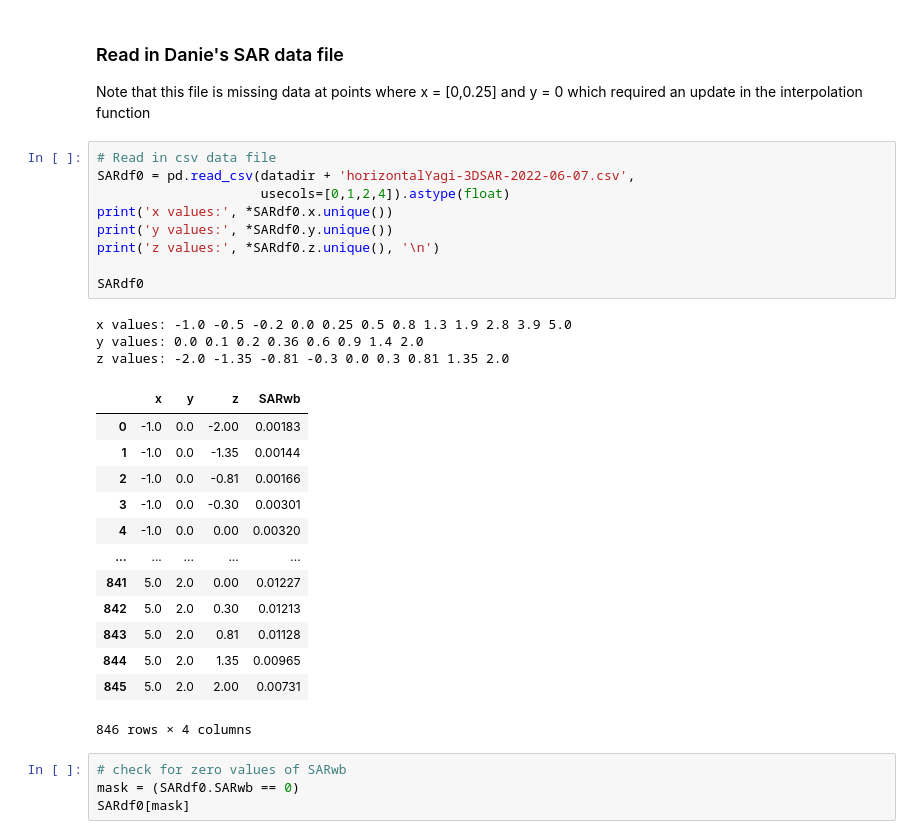
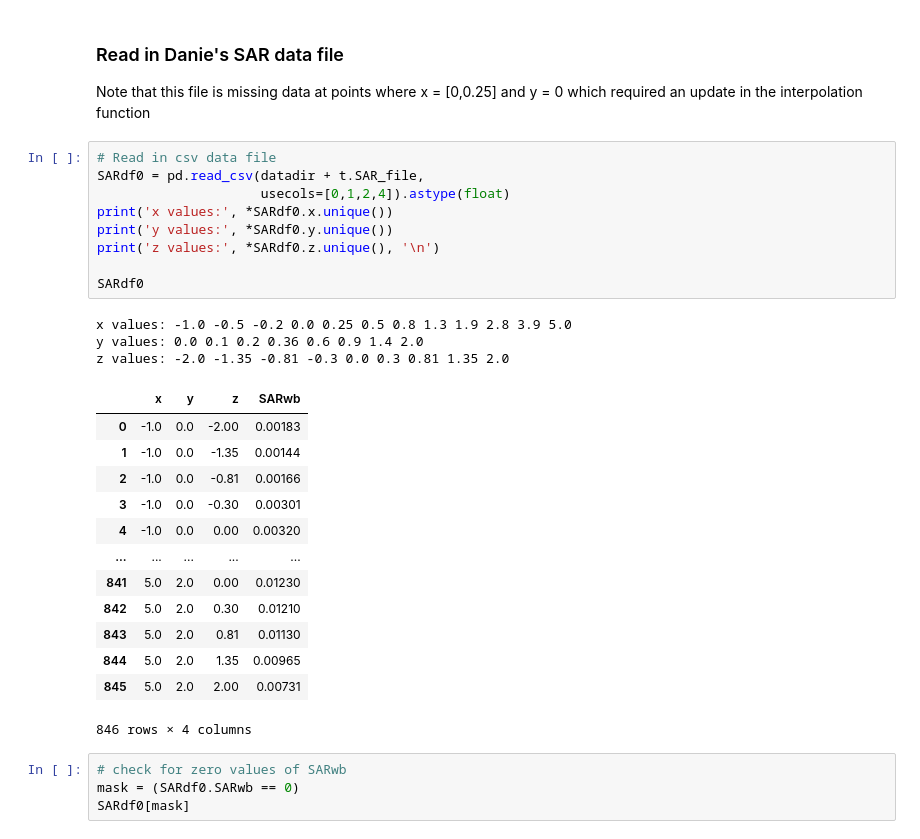
Before and after one commit to dreme/spatial-averaging-wg, a Jupyter notebook: notebooks/make_HDF5_HYagi_v2.ipynb, the cells around one changed output. Saved outputs shown, nothing was run; the diff lists cells and outputs as text.

```diff
--- a/notebooks/make_HDF5_HYagi_v2.ipynb
+++ b/notebooks/make_HDF5_HYagi_v2.ipynb
@@ -291,27 +291,27 @@ This version only **interpolates** the SAR values
 Note that this file is missing data at points where x = [0,0.25] and y = 0 which required an update in the interpolation function
 # %%
 # Read in csv data file
-SARdf0 = pd.read_csv(datadir + 'horizontalYagi-3DSAR-2022-06-07.csv',
+SARdf0 = pd.read_csv(datadir + t.SAR_file,
                      usecols=[0,1,2,4]).astype(float)
 print('x values:', *SARdf0.x.unique())
 print('y values:', *SARdf0.y.unique())
 print('z values:', *SARdf0.z.unique(), '\n')
 
 SARdf0
 # %% [output]
 x values: -1.0 -0.5 -0.2 0.0 0.25 0.5 0.8 1.3 1.9 2.8 3.9 5.0
 y values: 0.0 0.1 0.2 0.36 0.6 0.9 1.4 2.0
 z values: -2.0 -1.35 -0.81 -0.3 0.0 0.3 0.81 1.35 2.0
 |  | x | y | z | SARwb |
 | 0 | -1.0 | 0.0 | -2.00 | 0.00183 |
 | 1 | -1.0 | 0.0 | -1.35 | 0.00144 |
 | 2 | -1.0 | 0.0 | -0.81 | 0.00166 |
 | 3 | -1.0 | 0.0 | -0.30 | 0.00301 |
 | 4 | -1.0 | 0.0 | 0.00 | 0.00320 |
 | ... | ... | ... | ... | ... |
-| 841 | 5.0 | 2.0 | 0.00 | 0.01227 |
-| 842 | 5.0 | 2.0 | 0.30 | 0.01213 |
-| 843 | 5.0 | 2.0 | 0.81 | 0.01128 |
+| 841 | 5.0 | 2.0 | 0.00 | 0.01230 |
+| 842 | 5.0 | 2.0 | 0.30 | 0.01210 |
+| 843 | 5.0 | 2.0 | 0.81 | 0.01130 |
 | 844 | 5.0 | 2.0 | 1.35 | 0.00965 |
 | 845 | 5.0 | 2.0 | 2.00 | 0.00731 |
 846 rows × 4 columns
```
Also changed, not shown: parts of 5 cells of this notebook, 15 other files.
